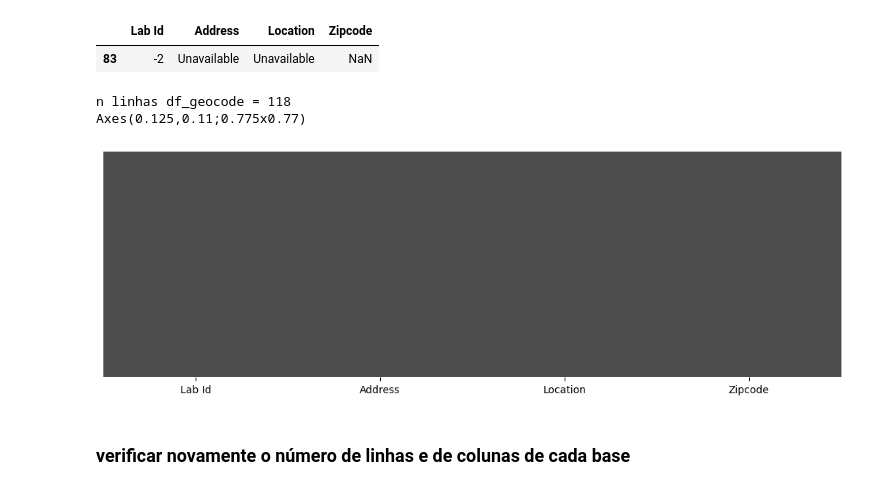
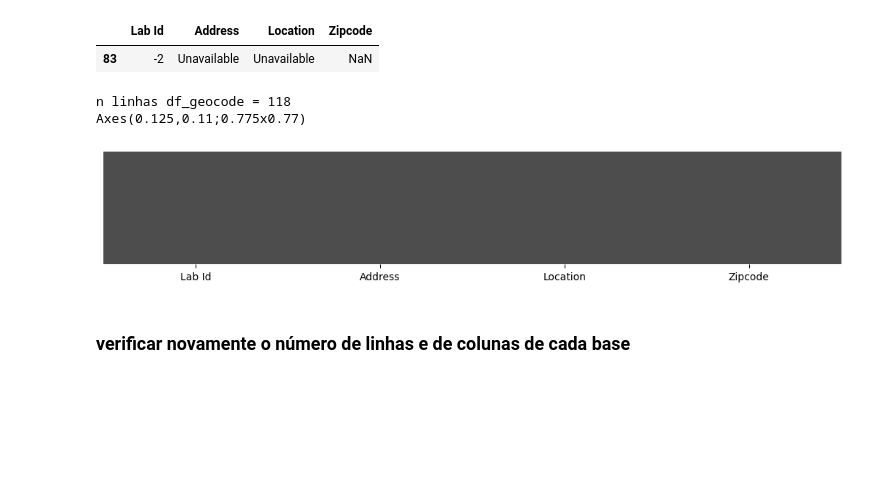
Before and after one commit to leticiafaria7/case-elogroup, a Jupyter notebook: 1_checagem-tratamento-dados.ipynb, the cells around one changed output. Saved outputs shown, nothing was run; the diff lists cells and outputs as text; code cells hidden in the pictures; blank space fills up the shorter version.

```diff
--- a/1_checagem-tratamento-dados.ipynb
+++ b/1_checagem-tratamento-dados.ipynb
@@ -287,17 +390,17 @@ df_geocode[df_geocode['Zipcode'].isnull()]
 # %%
 # aparentemente é um erro de registro. remover esta linha
 
-df_geocode = df_geocode.dropna(subset = 'Zipcode')
+df_geocode1 = df_geocode.dropna(subset = 'Zipcode')
 
 # confirmando a remoção
 
-print('n linhas df_geocode =', len(df_geocode))
+print('n linhas df_geocode =', len(df_geocode1))
 
-plt.figure(figsize = (13,4))
-print(sns.heatmap(df_geocode.isnull(), yticklabels = False, cbar = False, cmap = ['#4d4d4d', '#ffff99']))
+plt.figure(figsize = (13,2))
+print(sns.heatmap(df_geocode1.isnull(), yticklabels = False, cbar = False, cmap = ['#4d4d4d', '#ffff99']))
 # %% [output]
 n linhas df_geocode = 118
 Axes(0.125,0.11;0.775x0.77)
-[figure, old version]
+[figure, new version]
 # %% [markdown]
 ### verificar novamente o número de linhas e de colunas de cada base
```
Also changed, not shown: parts of 55 cells of this notebook.
